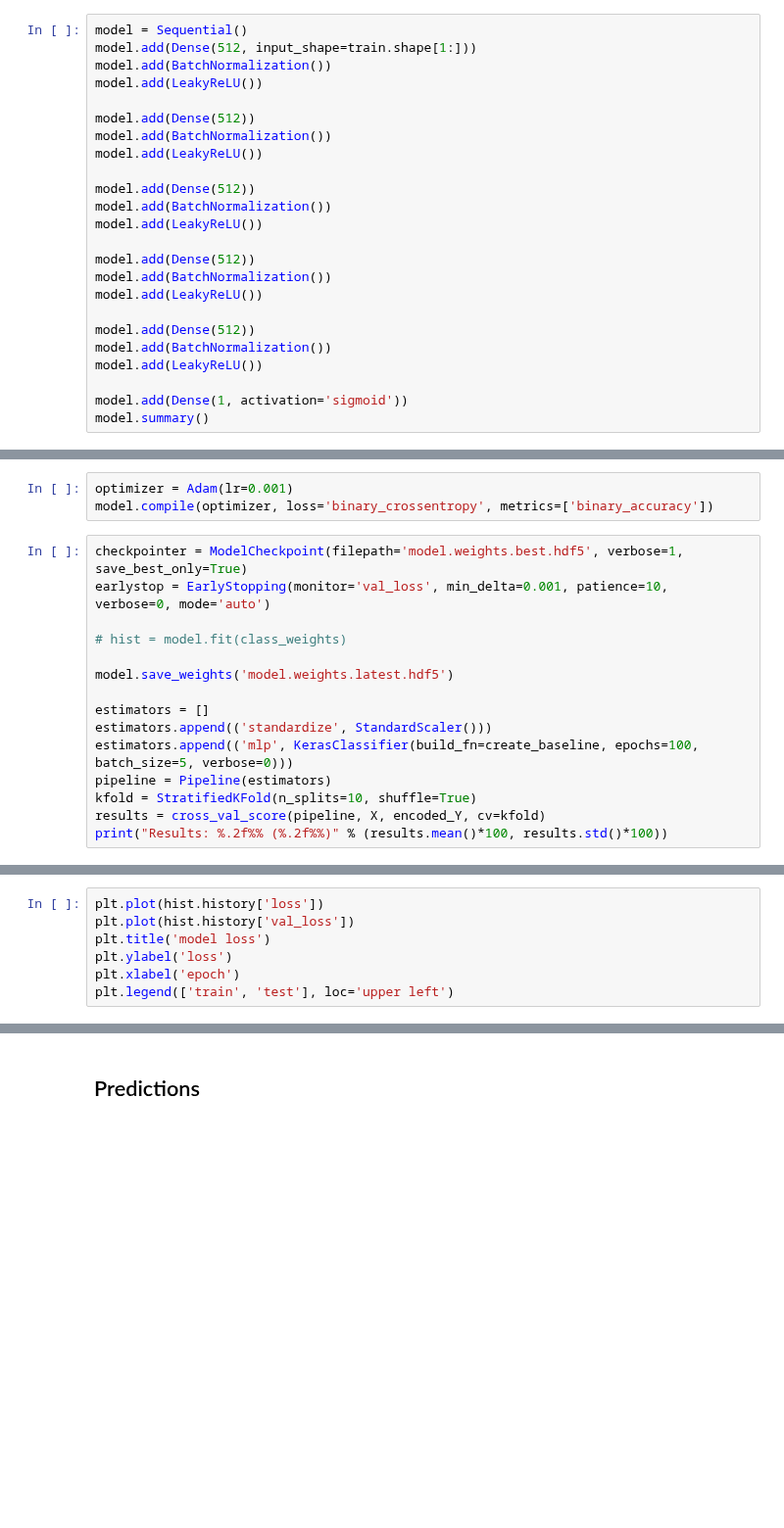
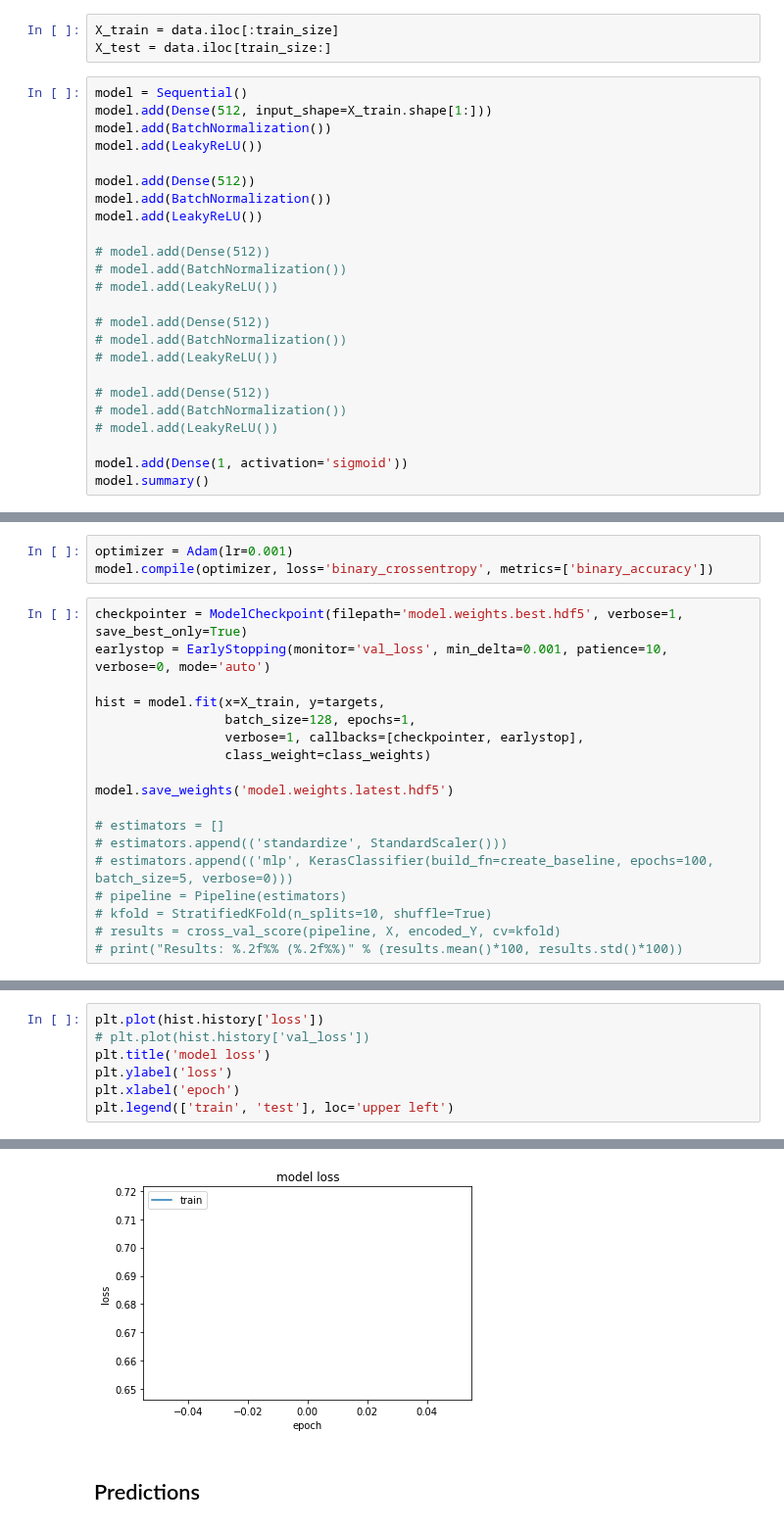
Before and after one commit to astelmashenko/ndml_capstone, a Jupyter notebook: nn-model.ipynb, the cells around one changed output, grey strips where cells are left out. Shown at 98% size. Drawn from its saved outputs; the diff is of its cells as text; blank space fills up the shorter version.

Commit message:
NN initial working model

```diff
--- a/nn-model.ipynb
+++ b/nn-model.ipynb
@@ -124,8 +113,11 @@ class_weights
 # %% [markdown]
 ## Model
+# %%
+X_train = data.iloc[:train_size]
+X_test = data.iloc[train_size:]
 # %%
 model = Sequential()
-model.add(Dense(512, input_shape=train.shape[1:]))
+model.add(Dense(512, input_shape=X_train.shape[1:]))
 model.add(BatchNormalization())
 model.add(LeakyReLU())
 
@@ -133,17 +125,17 @@ model.add(Dense(512))
 model.add(BatchNormalization())
 model.add(LeakyReLU())
 
-model.add(Dense(512))
-model.add(BatchNormalization())
-model.add(LeakyReLU())
+# model.add(Dense(512))
+# model.add(BatchNormalization())
+# model.add(LeakyReLU())
 
-model.add(Dense(512))
-model.add(BatchNormalization())
-model.add(LeakyReLU())
+# model.add(Dense(512))
+# model.add(BatchNormalization())
+# model.add(LeakyReLU())
 
-model.add(Dense(512))
-model.add(BatchNormalization())
-model.add(LeakyReLU())
+# model.add(Dense(512))
+# model.add(BatchNormalization())
+# model.add(LeakyReLU())
 
 model.add(Dense(1, activation='sigmoid'))
 model.summary()
@@ -154,14 +164,17 @@ model.compile(optimizer, loss='binary_crossentropy', metrics=['binary_accuracy']
 checkpointer = ModelCheckpoint(filepath='model.weights.best.hdf5', verbose=1, save_best_only=True)
 earlystop = EarlyStopping(monitor='val_loss', min_delta=0.001, patience=10, verbose=0, mode='auto')
 
-# hist = model.fit(class_weights)
+hist = model.fit(x=X_train, y=targets,
+                 batch_size=128, epochs=1,
+                 verbose=1, callbacks=[checkpointer, earlystop],
+                 class_weight=class_weights)
 
 model.save_weights('model.weights.latest.hdf5')
 
-estimators = []
-estimators.append(('standardize', StandardScaler()))
-estimators.append(('mlp', KerasClassifier(build_fn=create_baseline, epochs=100, batch_size=5, verbose=0)))
-pipeline = Pipeline(estimators)
-kfold = StratifiedKFold(n_splits=10, shuffle=True)
-results = cross_val_score(pipeline, X, encoded_Y, cv=kfold)
-print("Results: %.2f%% (%.2f%%)" % (results.mean()*100, results.std()*100))
+# estimators = []
+# estimators.append(('standardize', StandardScaler()))
+# estimators.append(('mlp', KerasClassifier(build_fn=create_baseline, epochs=100, batch_size=5, verbose=0)))
+# pipeline = Pipeline(estimators)
+# kfold = StratifiedKFold(n_splits=10, shuffle=True)
+# results = cross_val_score(pipeline, X, encoded_Y, cv=kfold)
+# print("Results: %.2f%% (%.2f%%)" % (results.mean()*100, results.std()*100))
@@ -168,7 +188,8 @@ print("Results: %.2f%% (%.2f%%)" % (results.mean()*100, results.std()*100))
 # %%
 plt.plot(hist.history['loss'])
-plt.plot(hist.history['val_loss'])
+# plt.plot(hist.history['val_loss'])
 plt.title('model loss')
 plt.ylabel('loss')
 plt.xlabel('epoch')
 plt.legend(['train', 'test'], loc='upper left')
+# %% [output]
@@ -175,2 +197,3 @@ plt.legend(['train', 'test'], loc='upper left')
+[figure, added]
 # %% [markdown]
 ## Predictions
```
Also changed, not shown: parts of 11 cells of this notebook, 3 other files.
